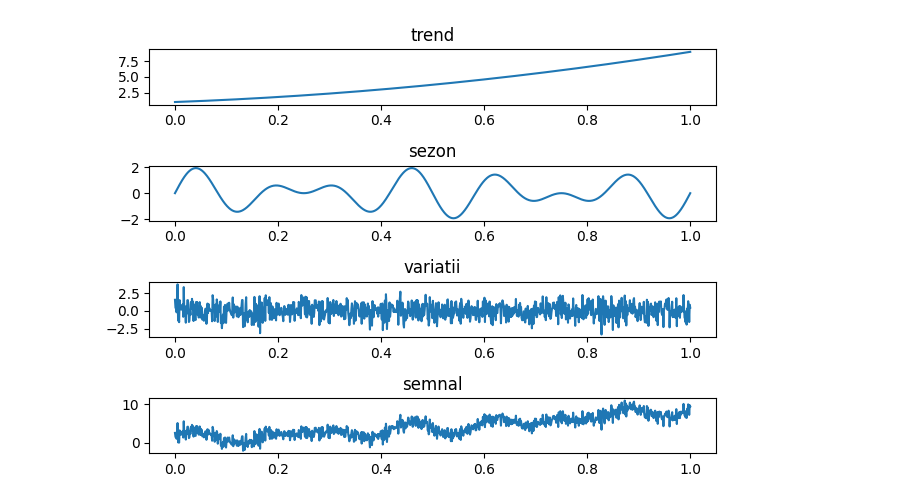
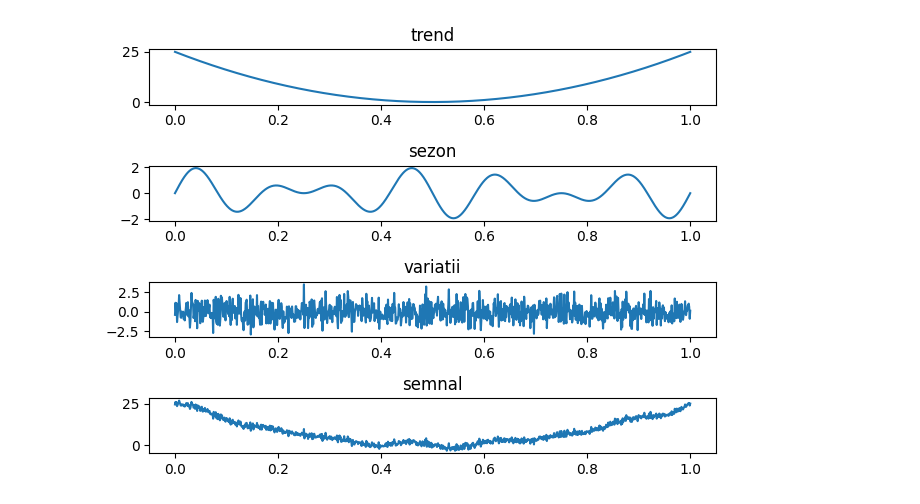
Before and after one commit to lowLevelGod/Procesarea-Semnalelor, a Jupyter notebook: Lab8/lab8.ipynb, the cells around one changed output. Cells and saved outputs as stored; diff of their text form; code cells hidden in the pictures.

```diff
--- a/Lab8/lab8.ipynb
+++ b/Lab8/lab8.ipynb
@@ -4,33 +4,33 @@ import matplotlib.pyplot as plt
 # %%
 # a)
 
-trend = lambda x : 5 * x ** 2 + 3 * x + 1
+trend = lambda x : 100 * (x - 0.5) ** 2
 sezon = lambda x: np.sin(2 * np.pi * 5 * x) + np.sin(2 * np.pi * 7 * x)
 variatii = lambda x:  np.random.normal(0,1,len(x))
 
 N = 1000
 time = np.linspace(0, 1, N)
 t = trend(time)
 s = sezon(time)
 v = variatii(time)
 
 signal = t + s + v
 
 fig, axs = plt.subplots(4)
 axs[0].plot(time, t)
 axs[0].set_title("trend")
 axs[1].plot(time, s)
 axs[1].set_title("sezon")
 axs[2].plot(time, v)
 axs[2].set_title("variatii")
 axs[3].plot(time, signal)
 axs[3].set_title("semnal")
 
 fig.savefig("ex1_a.pdf")
 fig.tight_layout()
 fig.show()
 # %% [output]
-[figure, old version]
+[figure, new version]
 # %%
 # b)
 
```
Also changed, not shown: parts of 3 cells of this notebook, 4 other files.
